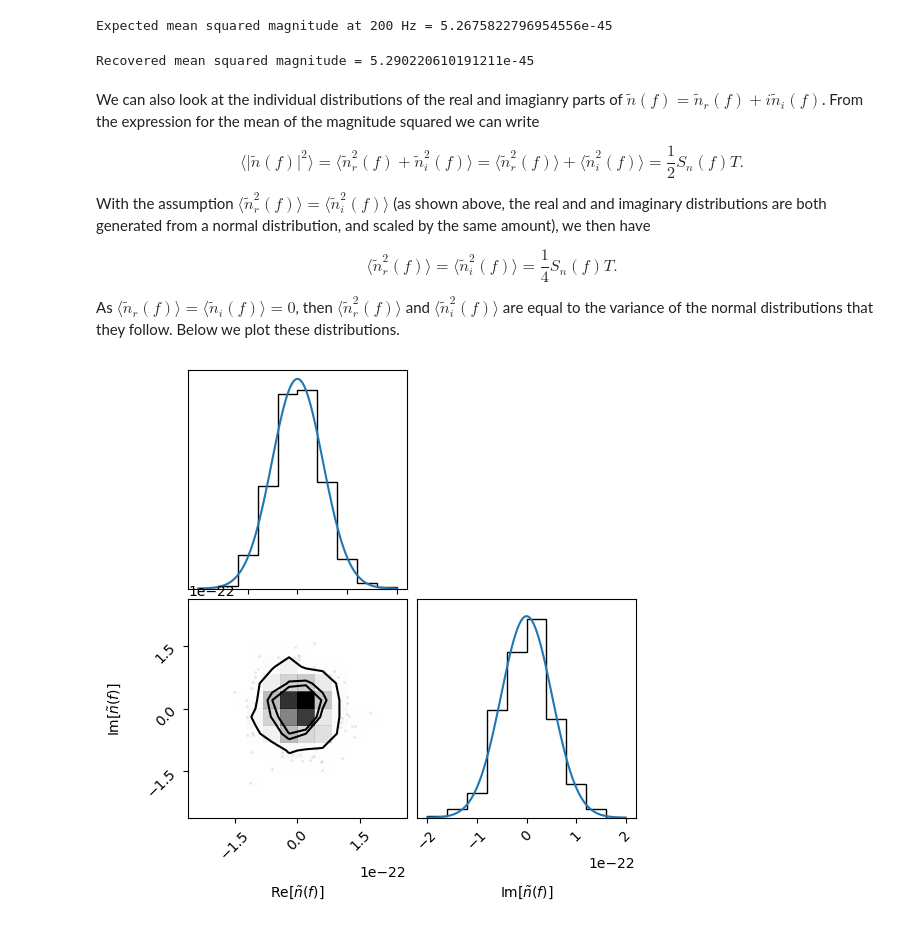
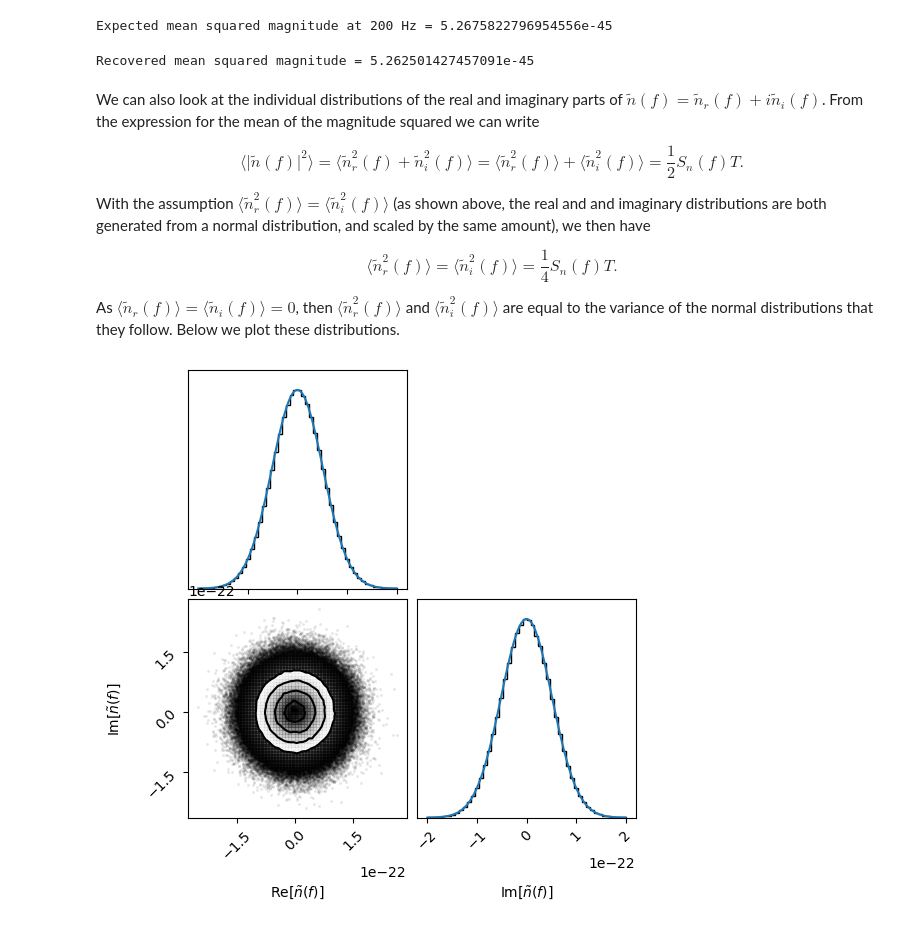
Before and after one commit to eliotfinch/fdringdown, a Jupyter notebook: notebooks/generating_noise.ipynb, the cells around one changed output. Saved outputs shown, nothing was run; the diff lists cells and outputs as text; code cells hidden in the pictures.

```diff
--- a/notebooks/generating_noise.ipynb
+++ b/notebooks/generating_noise.ipynb
@@ -30,10 +30,15 @@ import corner
 We will work with the amplitude specral density (ASD) throughout, which is simply the square root of the PSD $\sqrt{S_n(f)}$. In particular, we use the O4 target ASD for Hanford:
 # %%
 # Create example time and frequency arrays
+T = 1024
+
 fs = 4096
 dt = 1/fs
-times = np.arange(-512, 512, dt)
-freqs = np.fft.rfftfreq(len(times), d=dt)
+
+times = np.arange(-T/2, T/2, dt)
+N = len(times)
+
+freqs = np.fft.rfftfreq(N, d=dt)
 
 # Load in the O4 target ASD
 H1 = interferometer('H1')
@@ -138,34 +147,28 @@ print('Expected mean squared magnitude at',f,'Hz =',(1/2)*asd_f**2*len(times)*dt
 # %% [output]
 Expected mean squared magnitude at 200 Hz = 5.2675822796954556e-45
-# %%
-# List to store the values of the noise instances at the chosen frequency
-instances = []
-
-# Create new nosie instances with a loop and store results to the above list
-for i in range(500):
-
-    # Create two arrays of normal samples
-    noise_prime_real = np.random.normal(size=len(asd))
-    noise_prime_imag = np.random.normal(size=len(asd))
-
-    # Combine the arrays to create the complex series, and normalise
-    noise_prime = (noise_prime_real + 1j*noise_prime_imag)/np.sqrt(2)
-
-    # Scale
-    noise = np.sqrt(1/2)*np.sqrt(len(times)*dt)*asd*noise_prime
-
-    # Store the frequency bin of interest to the list
-    instances.append(noise[index])
-
-# Convert to an array
-instances = np.array(instances)
-
-# The recovered mean of the squared magnitudes
-print('Recovered mean squared magnitude =',np.mean(abs(instances)**2))
-# %% [output]
-Recovered mean squared magnitude = 5.290220610191211e-45
+# %%
+# We could repeat the entire process multiple times and extract the single
+# bin of interest, or to speed things up we can work in terms of a single
+# frequency bin from the start.
+
+repeats = 1000000
+
+# Create two arrays of normal samples - these now represent repeated instances
+# of the noise in a single frequency bin
+noise_prime_real = np.random.normal(size=repeats)
+noise_prime_imag = np.random.normal(size=repeats)
+noise_prime = (noise_prime_real + 1j*noise_prime_imag)/np.sqrt(2)
+
+# Scale to get the frequency-domain noise instances in the chosen frequency
+# bin
+instances = np.sqrt(1/2)*np.sqrt(T)*asd_f*noise_prime
+
+# The recovered mean of the squared magnitudes
+print('Recovered mean squared magnitude =',np.mean(abs(instances)**2))
+# %% [output]
+Recovered mean squared magnitude = 5.262501427457091e-45
 # %% [markdown]
-We can also look at the individual distributions of the real and imagianry parts of $\tilde{n}(f) = \tilde{n}_r(f) + i\tilde{n}_i(f)$. From the expression for the mean of the magnitude squared we can write
+We can also look at the individual distributions of the real and imaginary parts of $\tilde{n}(f) = \tilde{n}_r(f) + i\tilde{n}_i(f)$. From the expression for the mean of the magnitude squared we can write
 
 $$ \langle |\tilde{n}(f)|^2 \rangle = \langle \tilde{n}_r^2(f) + \tilde{n}_i^2(f) \rangle = \langle \tilde{n}_r^2(f) \rangle + \langle \tilde{n}_i^2(f) \rangle = \frac{1}{2} S_n(f)T. $$
 
@@ -177,26 +180,27 @@ As $\langle \tilde{n}_r(f) \rangle = \langle \tilde{n}_i(f) \rangle = 0$, then $
 # %%
 # Create figure
 fig, axs = plt.subplots(2, 2, figsize=(6,6), dpi=100)
 
 corner.corner(
     np.vstack((np.real(instances), np.imag(instances))).T,
-    bins=10,
+    bins=50,
     range=2*[(-2e-22,2e-22)],
     labels=['Re[$\\tilde{n}(f)$]', 'Im[$\\tilde{n}(f)$]'],
     fig=fig,
-    hist_kwargs={'density':True})
+    hist_kwargs={'density':True}
+    )
 
 # We can add the analytical normal distributions on top
 
 # A normal distribution function
 def normal(x, sigma):
     return (1/np.sqrt(2*np.pi*sigma**2))*np.exp(-(1/2)*(x/sigma)**2)
 
 # Add the analytical normal distribution
 x = np.linspace(-2e-22, 2e-22, 100)
 for i in range(2):
-    axs[i,i].plot(x, normal(x, np.sqrt((1/4)*asd_f**2*len(times)*dt)))
+    axs[i,i].plot(x, normal(x, np.sqrt((1/4)*asd_f**2*T)))
 
 plt.show()
 # %% [output]
-[figure, old version]
+[figure, new version]
```
Also changed, not shown: parts of 15 cells of this notebook.
